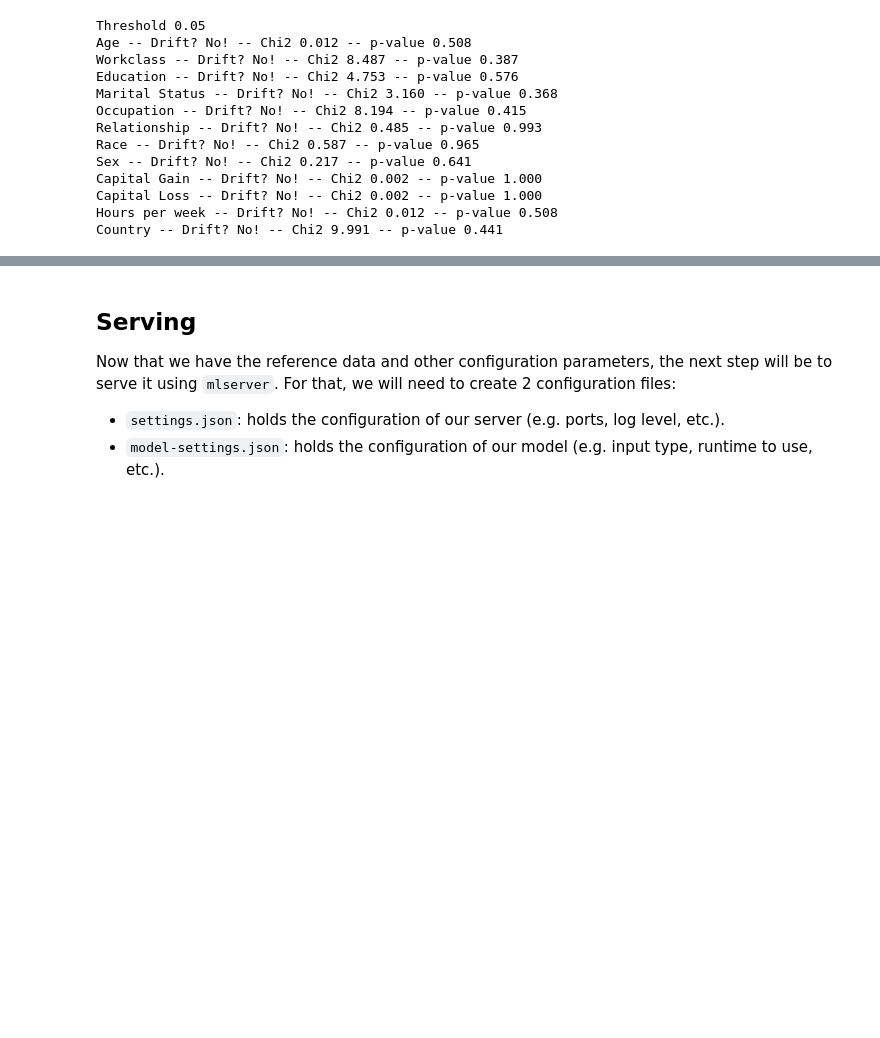
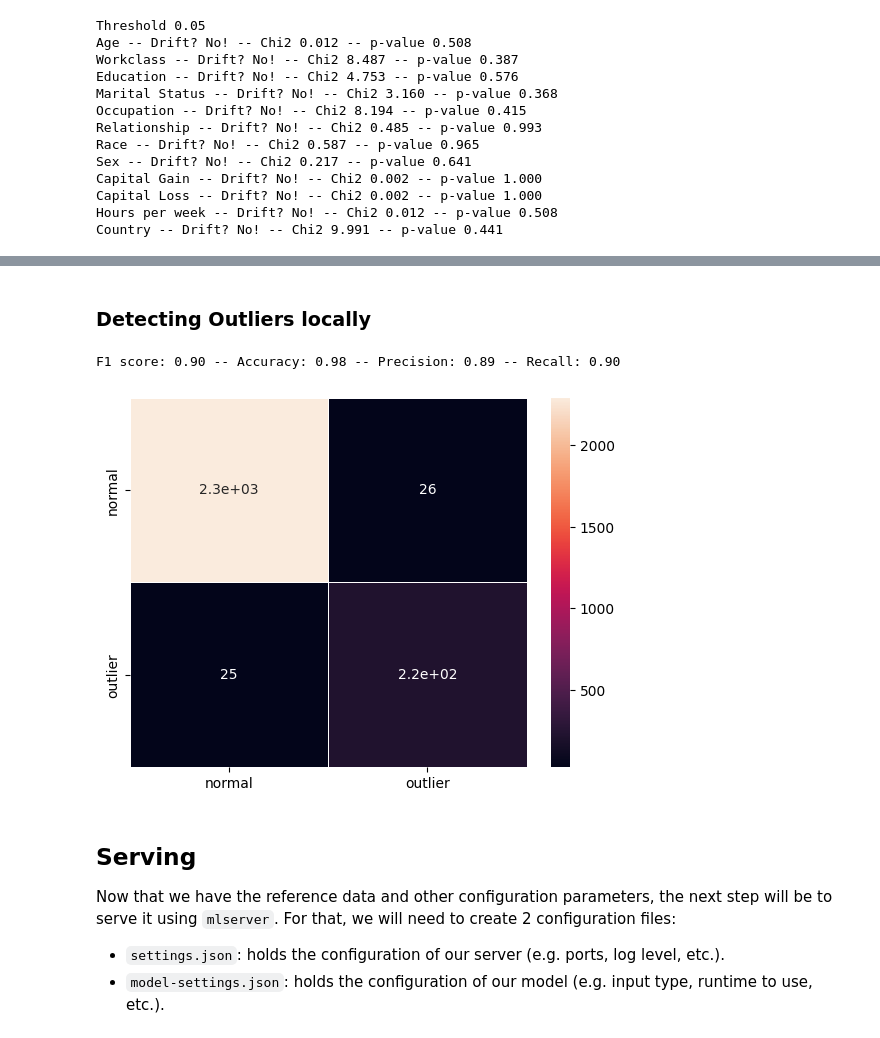
Before and after one commit to SeldonIO/MLServer, a Jupyter notebook: docs/examples/alibi-detect/README.ipynb, the cells around one changed output, grey strips where cells are left out. Saved outputs shown, nothing was run; the diff lists cells and outputs as text; code cells hidden in the pictures; blank space fills up the shorter version.

Commit message:
Updating alibi-detect example for multi-model serving

```diff
--- a/docs/examples/alibi-detect/README.ipynb
+++ b/docs/examples/alibi-detect/README.ipynb
@@ -79,3 +281,28 @@ Country -- Drift? No! -- Chi2 9.991 -- p-value 0.441
+# %% [markdown]
+### Detecting Outliers locally
+# %%
+od_preds = od.predict(X_outlier,
+                      outlier_type='instance',
+                      return_feature_score=True,
+                      return_instance_score=True)
+# %%
+from sklearn.metrics import accuracy_score, confusion_matrix, f1_score, precision_score, recall_score
+import pandas as pd
+import seaborn as sns
+labels = data.target_names
+y_pred = od_preds['data']['is_outlier']
+f1 = f1_score(y_outlier, y_pred)
+acc = accuracy_score(y_outlier, y_pred)
+prec = precision_score(y_outlier, y_pred)
+rec = recall_score(y_outlier, y_pred)
+print('F1 score: {:.2f} -- Accuracy: {:.2f} -- Precision: {:.2f} -- Recall: {:.2f}'.format(f1, acc, prec, rec))
+cm = confusion_matrix(y_outlier, y_pred)
+df_cm = pd.DataFrame(cm, index=labels, columns=labels)
+sns.heatmap(df_cm, annot=True, cbar=True, linewidths=.5)
+plt.show()
+# %% [output]
+F1 score: 0.90 -- Accuracy: 0.98 -- Precision: 0.89 -- Recall: 0.90
+[figure, added]
 # %% [markdown]
 ## Serving
 
```
Also changed, not shown: parts of 45 cells of this notebook, 5 other files.
